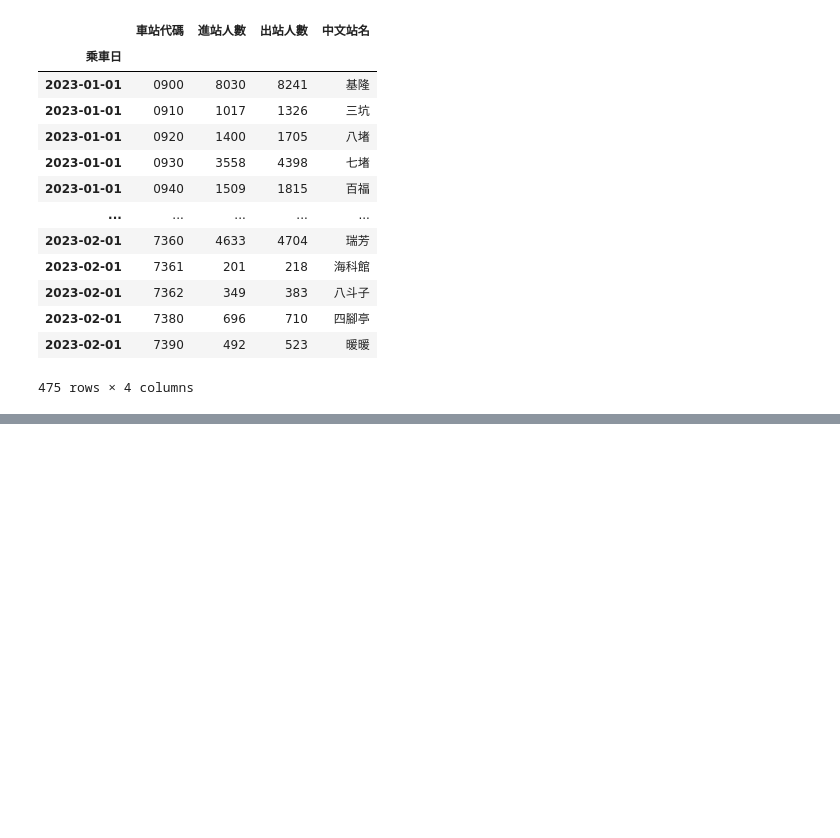
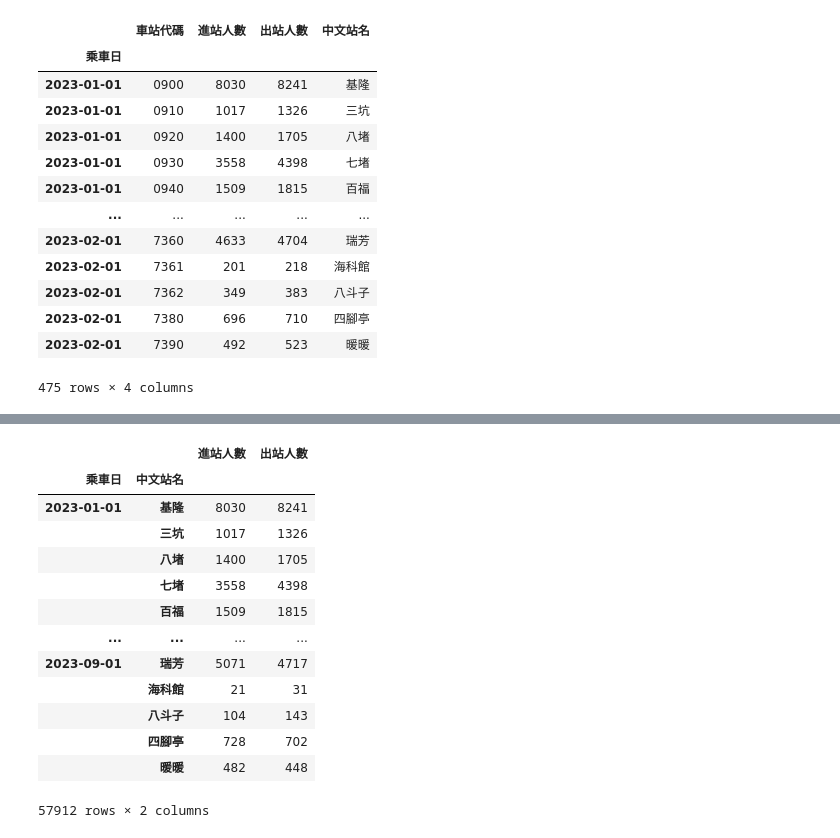
Before and after one commit to spinomics/2023_0723_am, a Jupyter notebook: lesson 21_6.ipynb, the cells around one changed output, grey strips where cells are left out. Cells and saved outputs as stored; diff of their text form; code cells hidden in the pictures; blank space fills up the shorter version.

```diff
--- a/lesson 21_6.ipynb
+++ b/lesson 21_6.ipynb
@@ -188,0 +252,18 @@ mergeFrame1.loc[['2023-01','2023-02']]
+# %%
+mergeFrame2 = mergeFrame.set_index(["乘車日","中文站名"]).drop(columns=['車站代碼','訊息'])
+mergeFrame2
+# %% [output]
+|  |  | 進站人數 | 出站人數 |
+| 乘車日 | 中文站名 |  |  |
+| 2023-01-01 | 基隆 | 8030 | 8241 |
+|  | 三坑 | 1017 | 1326 |
+|  | 八堵 | 1400 | 1705 |
+|  | 七堵 | 3558 | 4398 |
+|  | 百福 | 1509 | 1815 |
+| ... | ... | ... | ... |
+| 2023-09-01 | 瑞芳 | 5071 | 4717 |
+|  | 海科館 | 21 | 31 |
+|  | 八斗子 | 104 | 143 |
+|  | 四腳亭 | 728 | 702 |
+|  | 暖暖 | 482 | 448 |
+57912 rows × 2 columns
```
Also changed, not shown: parts of 9 cells of this notebook, 1 other file.
